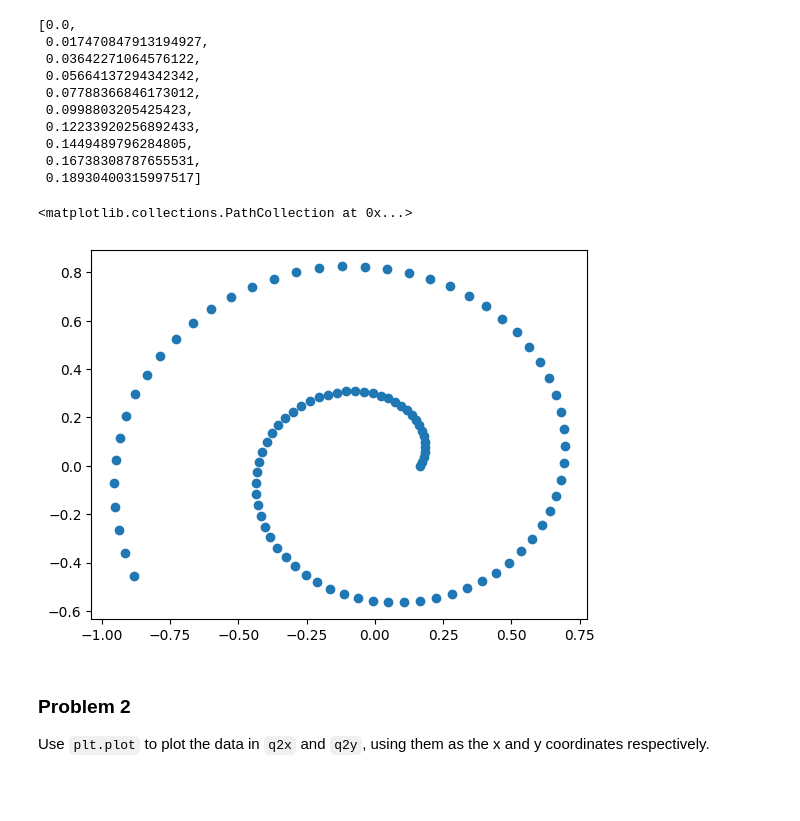
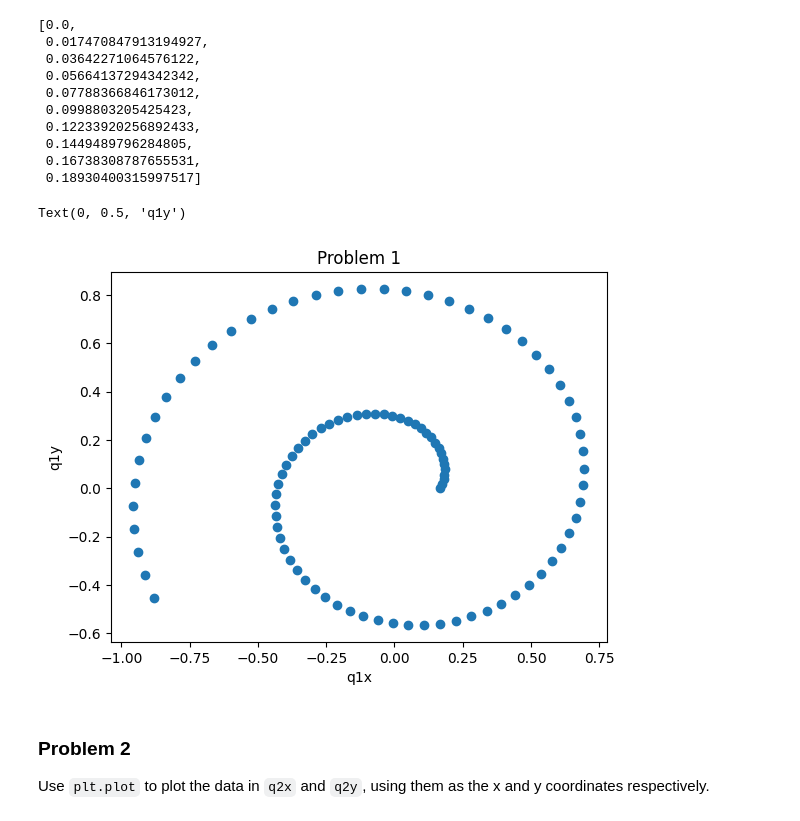
Before and after one commit to MercWithACommit/dx602-homework-05, a Jupyter notebook: homework.ipynb, the cells around one changed output. Drawn from its saved outputs; the diff is of its cells as text; code cells hidden in the pictures; blank space fills up the shorter version.

Commit message:
Update chart titles and labels.

```diff
--- a/homework.ipynb
+++ b/homework.ipynb
@@ -77,10 +77,13 @@ q1y[:10]
 # %%
 # YOUR CHANGES HERE
 
 plt.scatter(q1x, q1y)
+plt.title("Problem 1")
+plt.xlabel("q1x")
+plt.ylabel("q1y")
 # %% [output]
-<matplotlib.collections.PathCollection at 0x...>
+Text(0, 0.5, 'q1y')
-[figure, old version]
+[figure, new version]
 # %% [markdown]
 ### Problem 2
 
```
Also changed, not shown: parts of 15 cells of this notebook.
